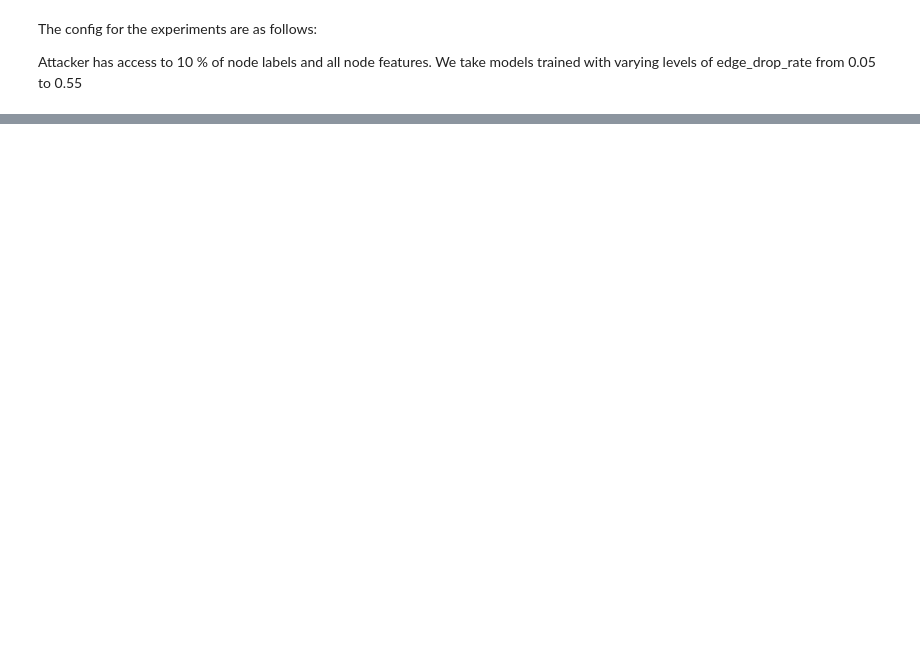
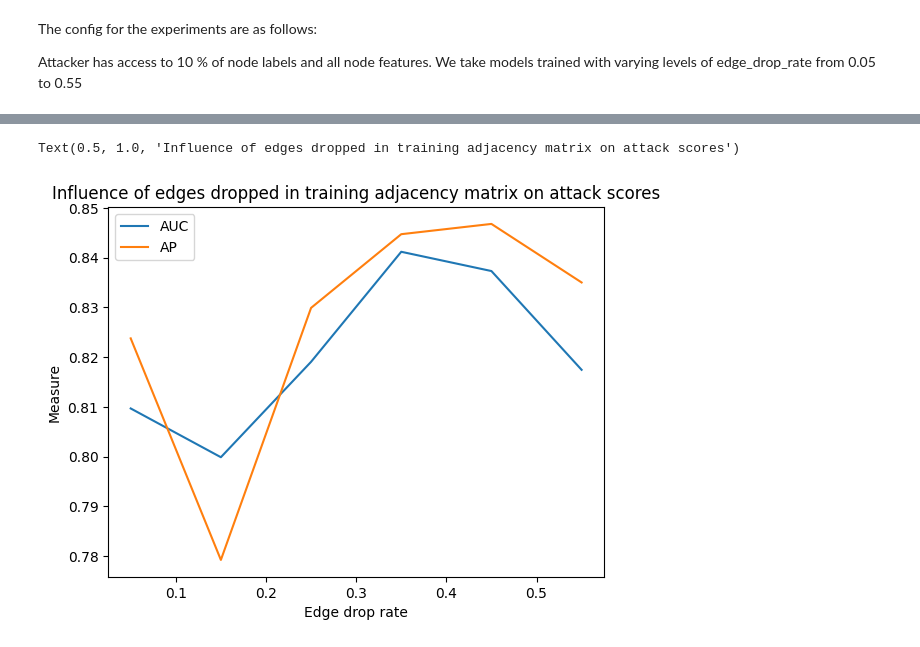
Before and after one commit to Abhinav-Khot/Privacy-Attacks-on-GNNs, a Jupyter notebook: experiments_drop_edge.ipynb, the cells around one changed output, grey strips where cells are left out. Saved outputs shown, nothing was run; the diff lists cells and outputs as text; code cells hidden in the pictures; blank space fills up the shorter version.

```diff
--- a/experiments_drop_edge.ipynb
+++ b/experiments_drop_edge.ipynb
@@ -37,9 +37,10 @@ directory_path = "E:\project_course\DPAR\saved_models"
 
 train_adj_feature_file = "matricx.npz"
 fractionlabelsattack = 0.1
-
+results = []
 for filename in os.listdir(directory_path):
     file_path = os.path.join(directory_path, filename)
     print(f"Processing file: {file_path}")
     auc, ap = run_experiment(file_path, train_adj_feature_file, fractionlabelsattack)
     print(f"File: {filename} -> AUC: {auc}, AP: {ap}")
+    results.append([filename, auc, ap])
@@ -45,0 +66,16 @@ for filename in os.listdir(directory_path):
+# %%
+import matplotlib.pyplot as plt
+
+drop_rates =[0.05, 0.15, 0.25, 0.35, 0.45, 0.55]
+
+result = pd.DataFrame(results, columns=['file', 'auc', 'ap'])
+
+plt.plot(drop_rates, result['auc'], label = "AUC")
+plt.plot(drop_rates, result['ap'], label = "AP")
+plt.legend()
+plt.xlabel("Edge drop rate")
+plt.ylabel('Measure')
+plt.title("Influence of edges dropped in training adjacency matrix on attack scores")
+# %% [output]
+Text(0.5, 1.0, 'Influence of edges dropped in training adjacency matrix on attack scores')
+[figure, added]
```
Also changed, not shown: parts of 1 cell of this notebook.
